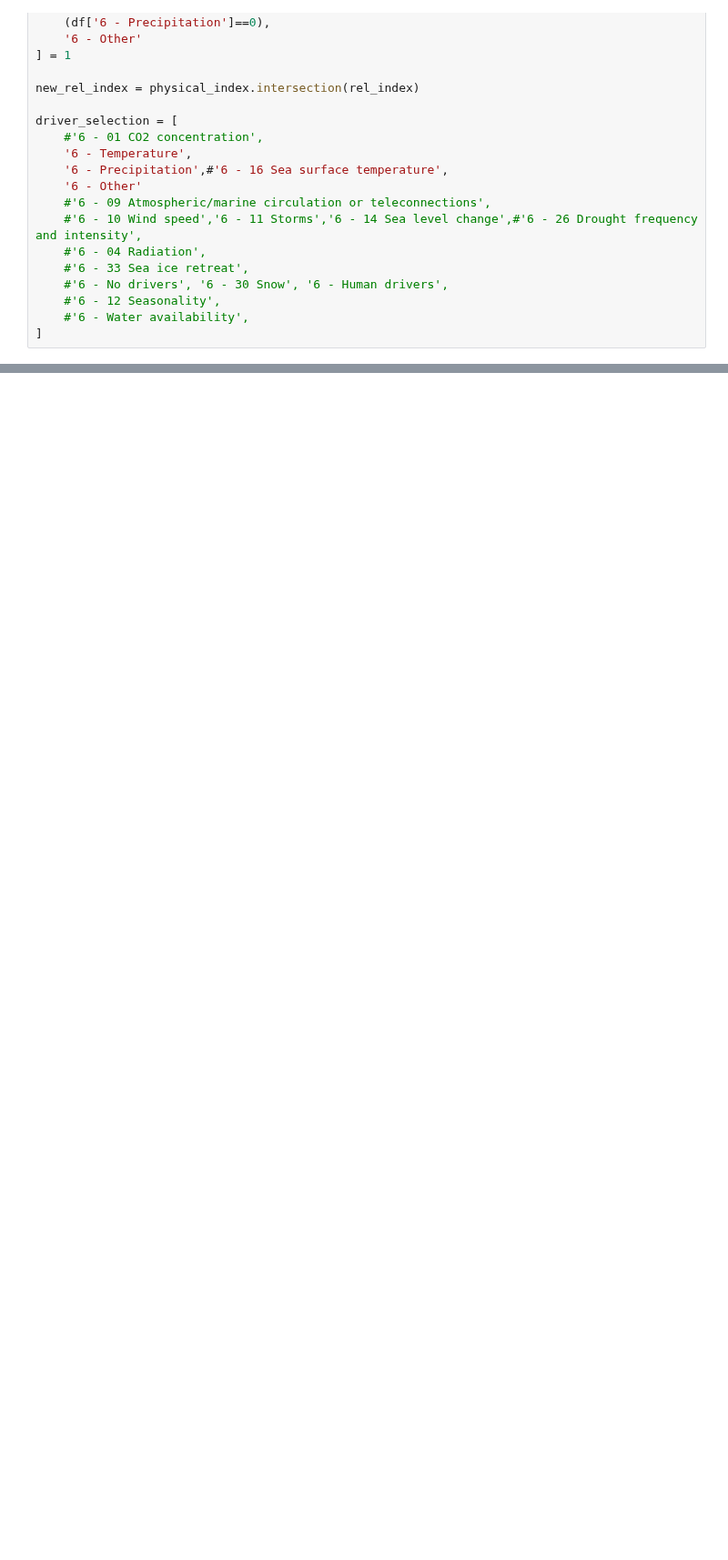
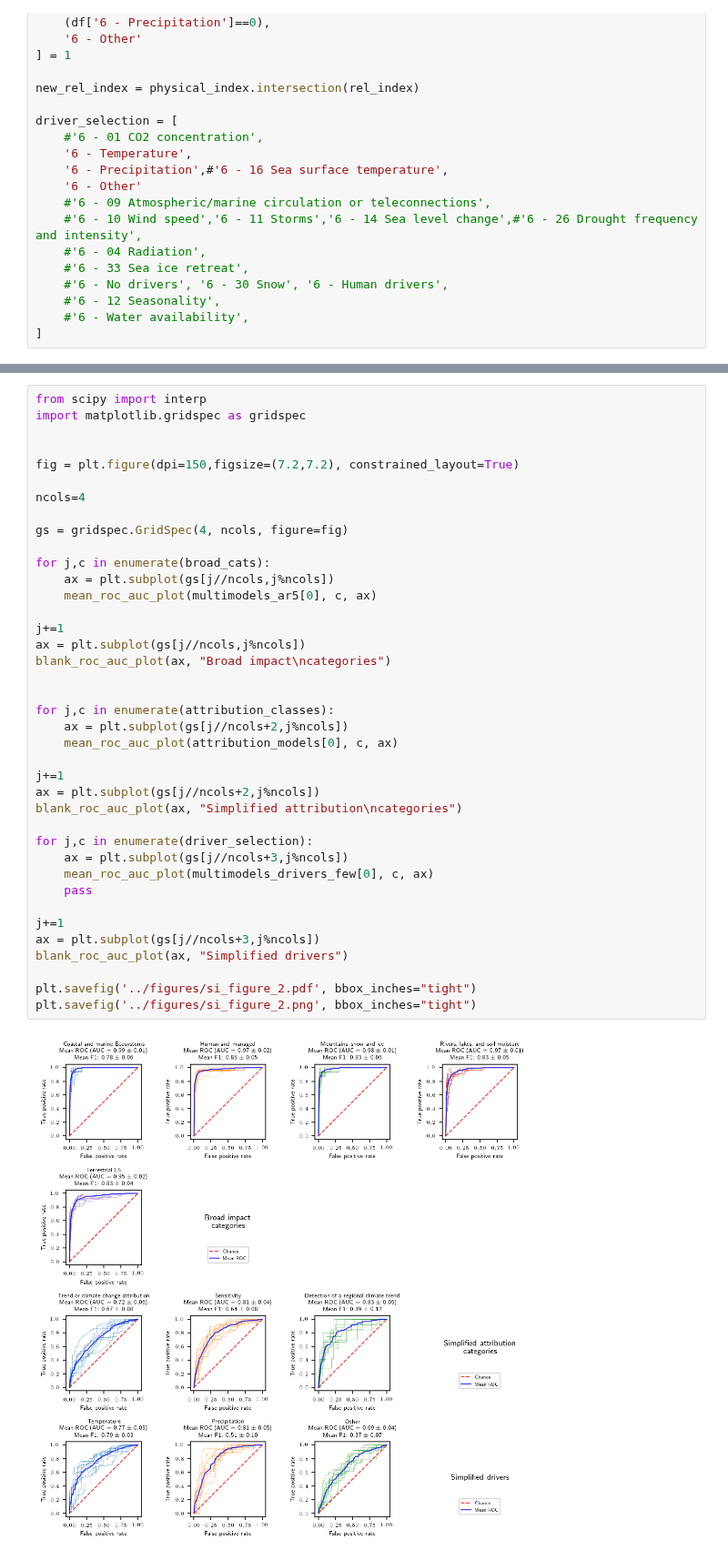
Before and after one commit to mcallaghan/regional-impacts-map, a Jupyter notebook: analysis/2bb_predict_categories_best_model.ipynb, the cells around one changed output, grey strips where cells are left out. Shown at 91% size. Saved outputs shown, nothing was run; the diff lists cells and outputs as text; blank space fills up the shorter version.

```diff
--- a/analysis/2bb_predict_categories_best_model.ipynb
+++ b/analysis/2bb_predict_categories_best_model.ipynb
@@ -725,0 +469,41 @@ plt.savefig('../plots/prediction_models/driver_category_confusion_recall.pdf', b
+# %%
+from scipy import interp
+import matplotlib.gridspec as gridspec
+
+
+fig = plt.figure(dpi=150,figsize=(7.2,7.2), constrained_layout=True)
+
+ncols=4
+
+gs = gridspec.GridSpec(4, ncols, figure=fig)
+
+for j,c in enumerate(broad_cats):
+    ax = plt.subplot(gs[j//ncols,j%ncols])
+    mean_roc_auc_plot(multimodels_ar5[0], c, ax)
+
+j+=1
+ax = plt.subplot(gs[j//ncols,j%ncols])
+blank_roc_auc_plot(ax, "Broad impact\ncategories")
+
+
+for j,c in enumerate(attribution_classes):
+    ax = plt.subplot(gs[j//ncols+2,j%ncols])
+    mean_roc_auc_plot(attribution_models[0], c, ax)
+
+j+=1
+ax = plt.subplot(gs[j//ncols+2,j%ncols])
+blank_roc_auc_plot(ax, "Simplified attribution\ncategories")
+
+for j,c in enumerate(driver_selection):
+    ax = plt.subplot(gs[j//ncols+3,j%ncols])
+    mean_roc_auc_plot(multimodels_drivers_few[0], c, ax)
+    pass
+
+j+=1
+ax = plt.subplot(gs[j//ncols+3,j%ncols])
+blank_roc_auc_plot(ax, "Simplified drivers")
+
+plt.savefig('../figures/si_figure_2.pdf', bbox_inches="tight")
+plt.savefig('../figures/si_figure_2.png', bbox_inches="tight")
+# %% [output]
+[figure, added]
```
Also changed, not shown: parts of 29 cells of this notebook, 23 other files.
